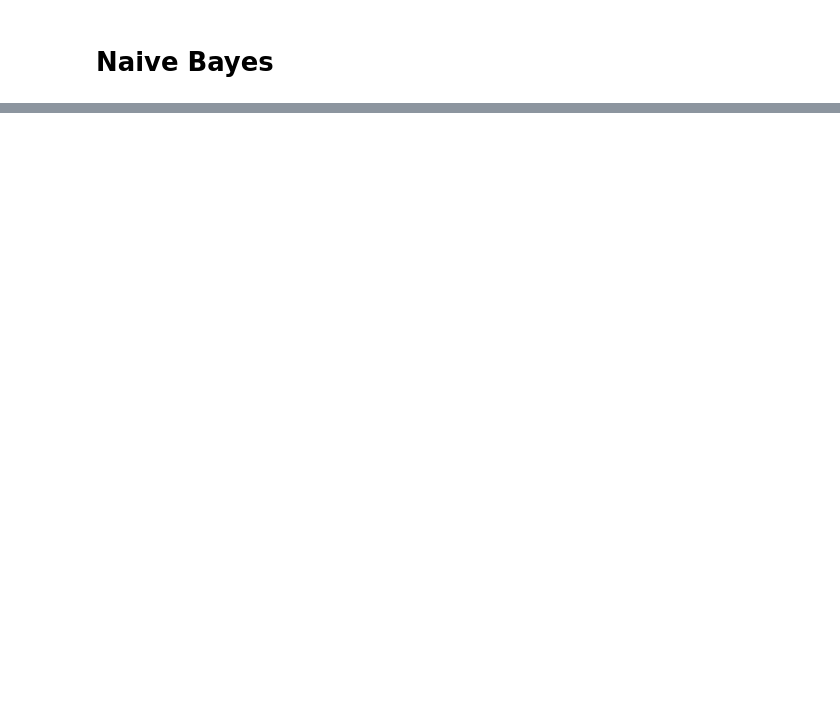
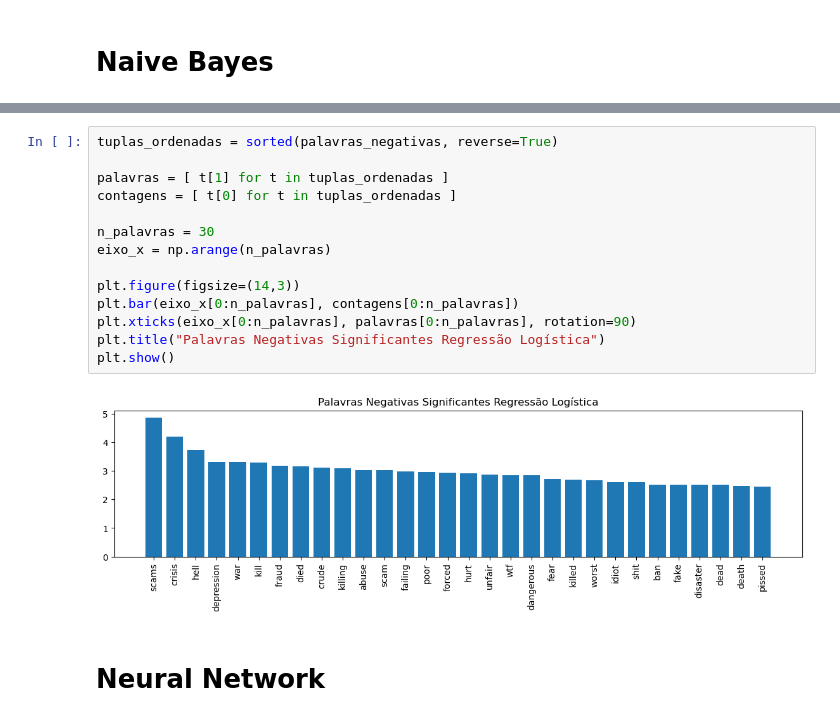
Before and after one commit to PortoSamuel/NLP-AF, a Jupyter notebook: AF-Samuel.ipynb, the cells around one changed output, grey strips where cells are left out. Cells and saved outputs as stored; diff of their text form; blank space fills up the shorter version.

```diff
--- a/AF-Samuel.ipynb
+++ b/AF-Samuel.ipynb
@@ -147,0 +255,18 @@ aulas:
+# %%
+tuplas_ordenadas = sorted(palavras_negativas, reverse=True)
+
+palavras = [ t[1] for t in tuplas_ordenadas ]
+contagens = [ t[0] for t in tuplas_ordenadas ]
+
+n_palavras = 30
+eixo_x = np.arange(n_palavras)
+
+plt.figure(figsize=(14,3))
+plt.bar(eixo_x[0:n_palavras], contagens[0:n_palavras])
+plt.xticks(eixo_x[0:n_palavras], palavras[0:n_palavras], rotation=90)
+plt.title("Palavras Negativas Significantes Regressão Logística")
+plt.show()
+# %% [output]
+[figure, added]
+# %% [markdown]
+# Neural Network
```
Also changed, not shown: parts of 28 cells of this notebook.
